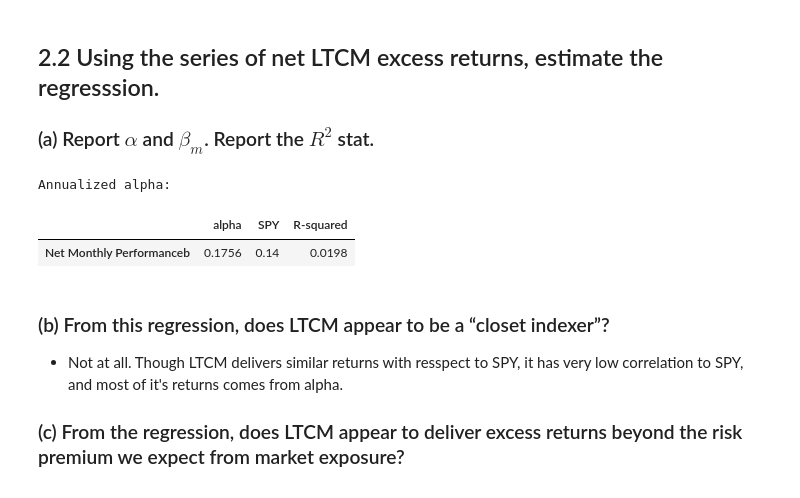
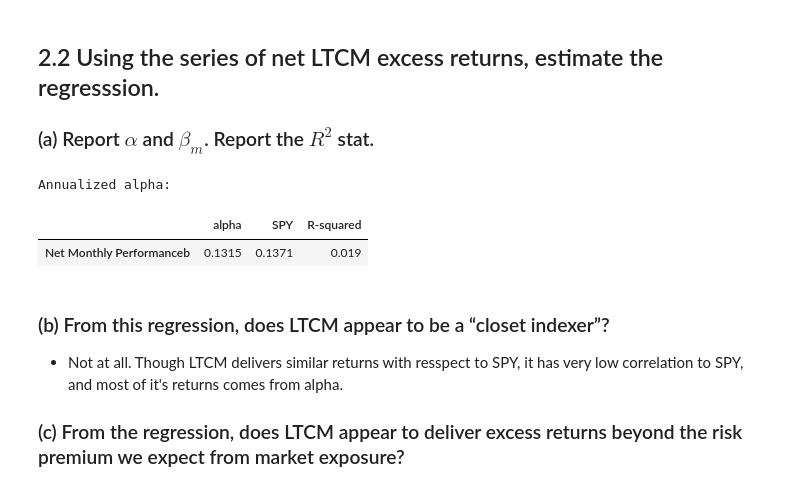
Before and after one commit to Zixin730/finm-portfolio-2022, a Jupyter notebook: homework/hw8.ipynb, the cells around one changed output. Saved outputs shown, nothing was run; the diff lists cells and outputs as text; code cells hidden in the pictures.

```diff
--- a/homework/hw8.ipynb
+++ b/homework/hw8.ipynb
@@ -127,0 +121,6 @@ summary_stat(
+# %%
+ret = ret.resample('M').last()
+ret_all = ret[["Gross Monthly Performancea",
+                    "Net Monthly Performanceb"]].merge(SPY, left_index=True, right_index=True)
+ret_excess = ret_all.subtract(rf['US3M'], axis=0).dropna()
+ret_excess.head()
@@ -174,11 +158,11 @@ cal_risk(ret_all, quant=0.05)
 ### (a) Report $\alpha$ and $\beta_m$. Report the $R^2$ stat.
 # %%
 print("Annualized alpha: ")
-get_capm_matrics(ret_all[["Net Monthly Performanceb"]], ret_all[["SPY"]], add_constant=True, annualize_factor=12)
+get_capm_matrics(ret_excess[["Net Monthly Performanceb"]], ret_excess[["SPY"]], add_constant=True, annualize_factor=12)
 # %% [output]
 Annualized alpha:
 |  | alpha | SPY | R-squared |
-| Net Monthly Performanceb | 0.1756 | 0.14 | 0.0198 |
+| Net Monthly Performanceb | 0.1315 | 0.1371 | 0.019 |
 # %% [markdown]
 ### (b) From this regression, does LTCM appear to be a “closet indexer”?
 - Not at all. Though LTCM delivers similar returns with resspect to SPY, it has very low correlation to SPY, and most of it's returns comes from alpha.
```
Also changed, not shown: parts of 13 cells of this notebook.
